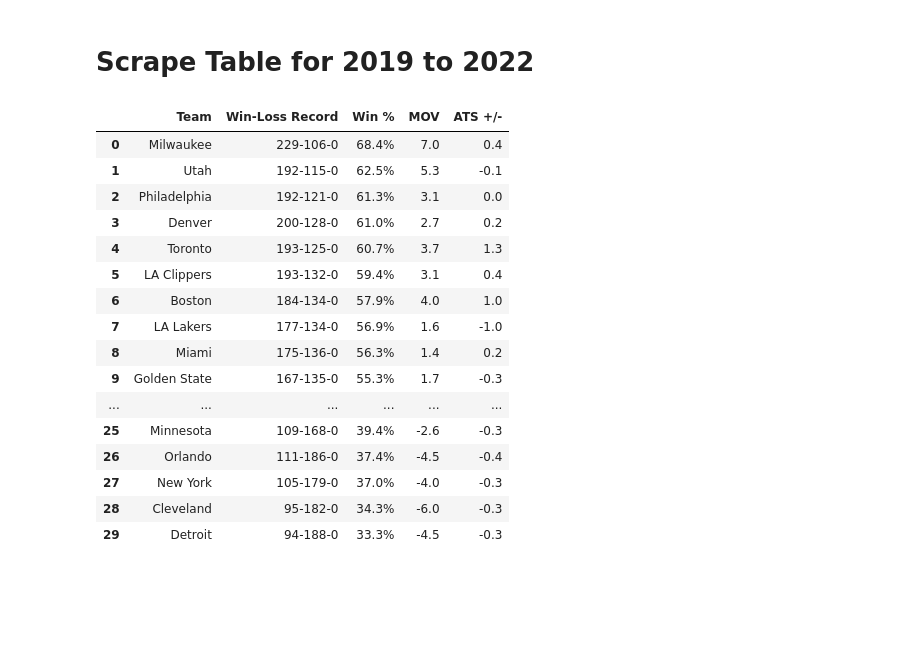
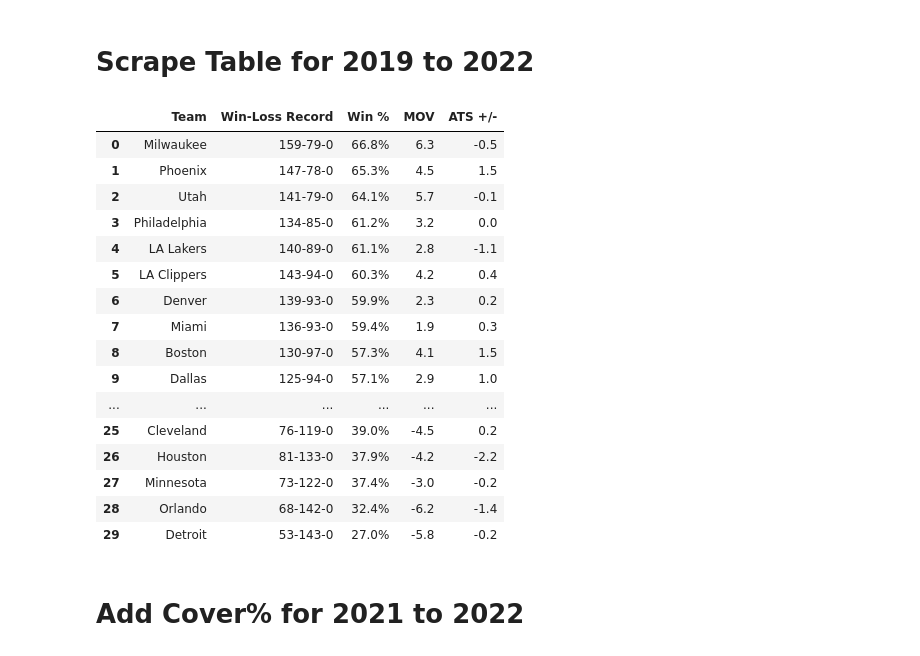
Before and after one commit to almulldreyer/machine-learning-project-4, a Jupyter notebook: main/TeamRank_Scrape.ipynb, the cells around one changed output. Saved outputs shown, nothing was run; the diff lists cells and outputs as text; code cells hidden in the pictures; blank space fills up the shorter version.

```diff
--- a/main/TeamRank_Scrape.ipynb
+++ b/main/TeamRank_Scrape.ipynb
@@ -87,26 +93,26 @@ tables_1920[0]
 # %% [markdown]
 # Scrape Table for 2019 to 2022
 # %%
-url4 = "https://www.teamrankings.com/nba/trends/win_trends/?range=yearly_since_2018_2019"
+url4 = "https://www.teamrankings.com/nba/trends/win_trends/?range=yearly_since_2019_2020"
 # %%
-tables_1822 = pd.read_html(url4)
+tables_1922 = pd.read_html(url4)
 # %%
-tables_1822[0]
+tables_1922[0]
 # %% [output]
 |  | Team | Win-Loss Record | Win % | MOV | ATS +/- |
-| 0 | Milwaukee | 229-106-0 | 68.4% | 7.0 | 0.4 |
-| 1 | Utah | 192-115-0 | 62.5% | 5.3 | -0.1 |
-| 2 | Philadelphia | 192-121-0 | 61.3% | 3.1 | 0.0 |
-| 3 | Denver | 200-128-0 | 61.0% | 2.7 | 0.2 |
-| 4 | Toronto | 193-125-0 | 60.7% | 3.7 | 1.3 |
-| 5 | LA Clippers | 193-132-0 | 59.4% | 3.1 | 0.4 |
-| 6 | Boston | 184-134-0 | 57.9% | 4.0 | 1.0 |
-| 7 | LA Lakers | 177-134-0 | 56.9% | 1.6 | -1.0 |
-| 8 | Miami | 175-136-0 | 56.3% | 1.4 | 0.2 |
-| 9 | Golden State | 167-135-0 | 55.3% | 1.7 | -0.3 |
+| 0 | Milwaukee | 159-79-0 | 66.8% | 6.3 | -0.5 |
+| 1 | Phoenix | 147-78-0 | 65.3% | 4.5 | 1.5 |
+| 2 | Utah | 141-79-0 | 64.1% | 5.7 | -0.1 |
+| 3 | Philadelphia | 134-85-0 | 61.2% | 3.2 | 0.0 |
+| 4 | LA Lakers | 140-89-0 | 61.1% | 2.8 | -1.1 |
+| 5 | LA Clippers | 143-94-0 | 60.3% | 4.2 | 0.4 |
+| 6 | Denver | 139-93-0 | 59.9% | 2.3 | 0.2 |
+| 7 | Miami | 136-93-0 | 59.4% | 1.9 | 0.3 |
+| 8 | Boston | 130-97-0 | 57.3% | 4.1 | 1.5 |
+| 9 | Dallas | 125-94-0 | 57.1% | 2.9 | 1.0 |
 | ... | ... | ... | ... | ... | ... |
-| 25 | Minnesota | 109-168-0 | 39.4% | -2.6 | -0.3 |
-| 26 | Orlando | 111-186-0 | 37.4% | -4.5 | -0.4 |
-| 27 | New York | 105-179-0 | 37.0% | -4.0 | -0.3 |
-| 28 | Cleveland | 95-182-0 | 34.3% | -6.0 | -0.3 |
-| 29 | Detroit | 94-188-0 | 33.3% | -4.5 | -0.3 |
+| 25 | Cleveland | 76-119-0 | 39.0% | -4.5 | 0.2 |
+| 26 | Houston | 81-133-0 | 37.9% | -4.2 | -2.2 |
+| 27 | Minnesota | 73-122-0 | 37.4% | -3.0 | -0.2 |
+| 28 | Orlando | 68-142-0 | 32.4% | -6.2 | -1.4 |
+| 29 | Detroit | 53-143-0 | 27.0% | -5.8 | -0.2 |
@@ -112,0 +121,2 @@ tables_1822[0]
+# %% [markdown]
+# Add Cover% for 2021 to 2022
```
Also changed, not shown: parts of 46 cells of this notebook, 4 other files.
